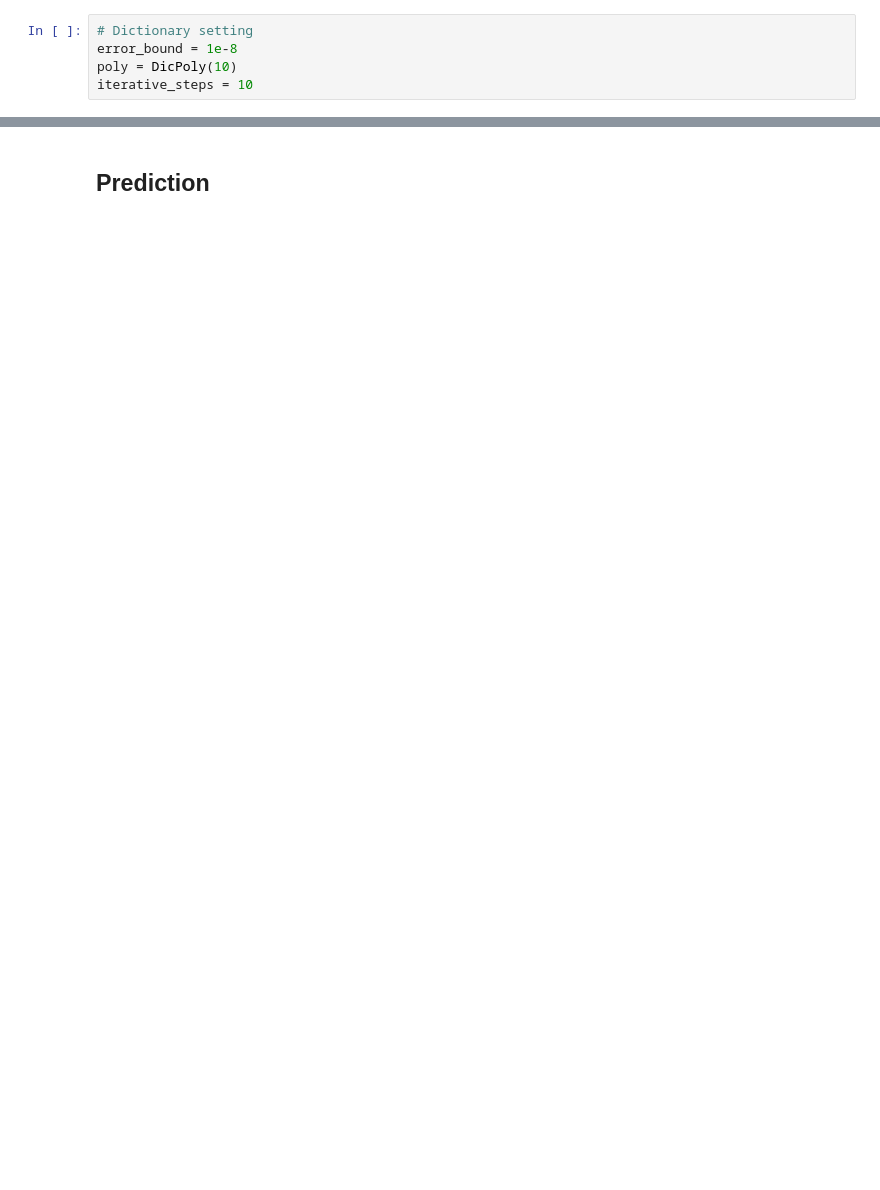
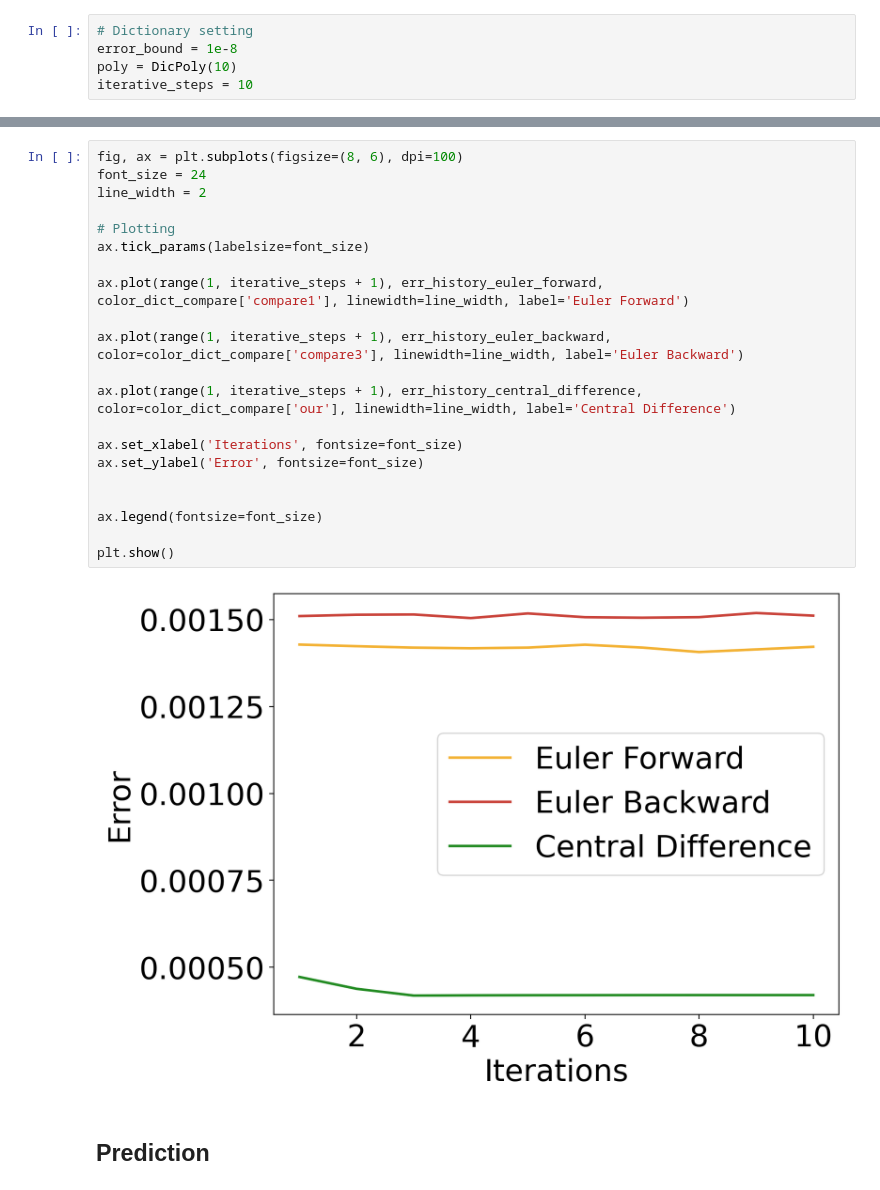
Before and after one commit to Shiqi-Wu/Nonintrusive-model-combination-for-learning-dynamics, a Jupyter notebook: toy-model/different-scheme.ipynb, the cells around one changed output, grey strips where cells are left out. Saved outputs shown, nothing was run; the diff lists cells and outputs as text; blank space fills up the shorter version.

```diff
--- a/toy-model/different-scheme.ipynb
+++ b/toy-model/different-scheme.ipynb
@@ -159,3 +170,26 @@ plt.yscale('log')
+# %%
+fig, ax = plt.subplots(figsize=(8, 6), dpi=100)
+font_size = 24
+line_width = 2
+
+# Plotting
+ax.tick_params(labelsize=font_size)
+
+ax.plot(range(1, iterative_steps + 1), err_history_euler_forward, color_dict_compare['compare1'], linewidth=line_width, label='Euler Forward')
+
+ax.plot(range(1, iterative_steps + 1), err_history_euler_backward, color=color_dict_compare['compare3'], linewidth=line_width, label='Euler Backward')
+
+ax.plot(range(1, iterative_steps + 1), err_history_central_difference, color=color_dict_compare['our'], linewidth=line_width, label='Central Difference')
+
+ax.set_xlabel('Iterations', fontsize=font_size)
+ax.set_ylabel('Error', fontsize=font_size)
+
+
+ax.legend(fontsize=font_size)
+
+plt.show()
+# %% [output]
+[figure, added]
 # %% [markdown]
 ## Prediction
 # %%
```
Also changed, not shown: parts of 12 cells of this notebook, 2 other files.
